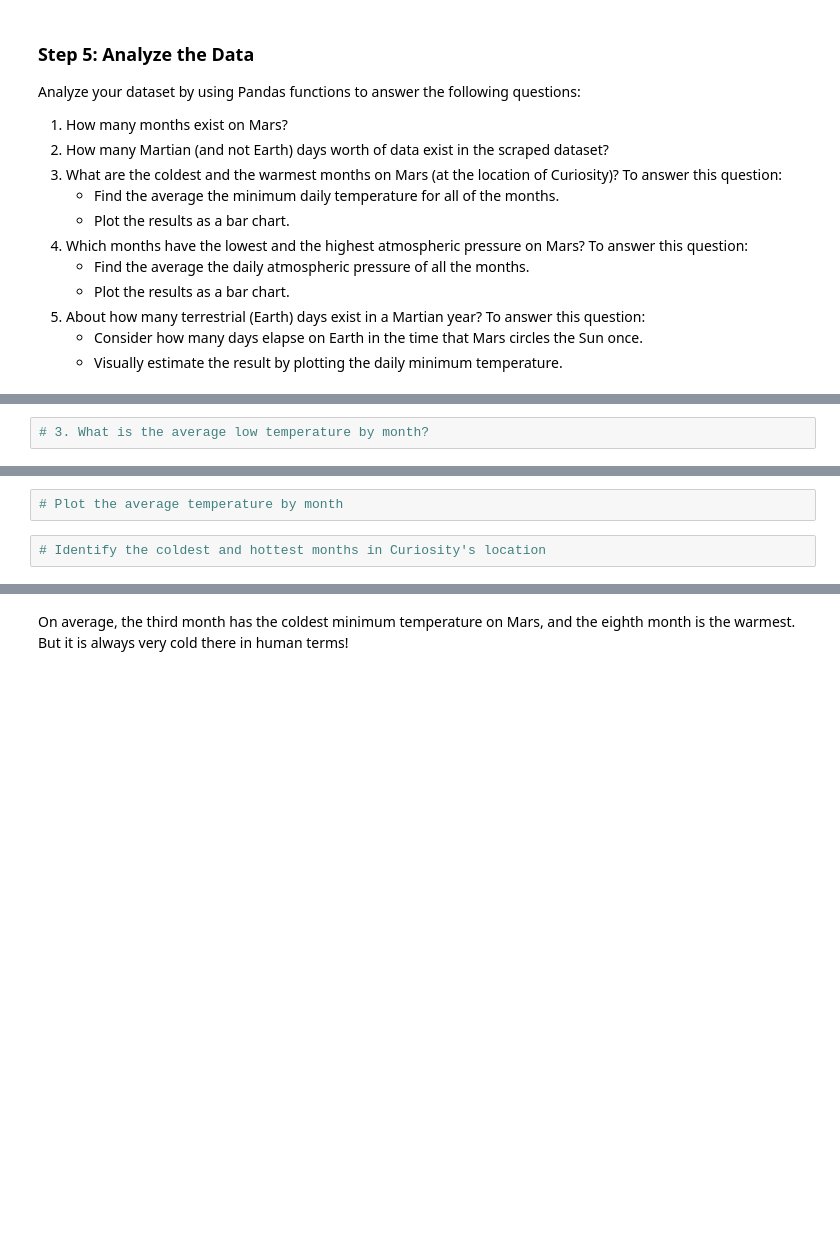
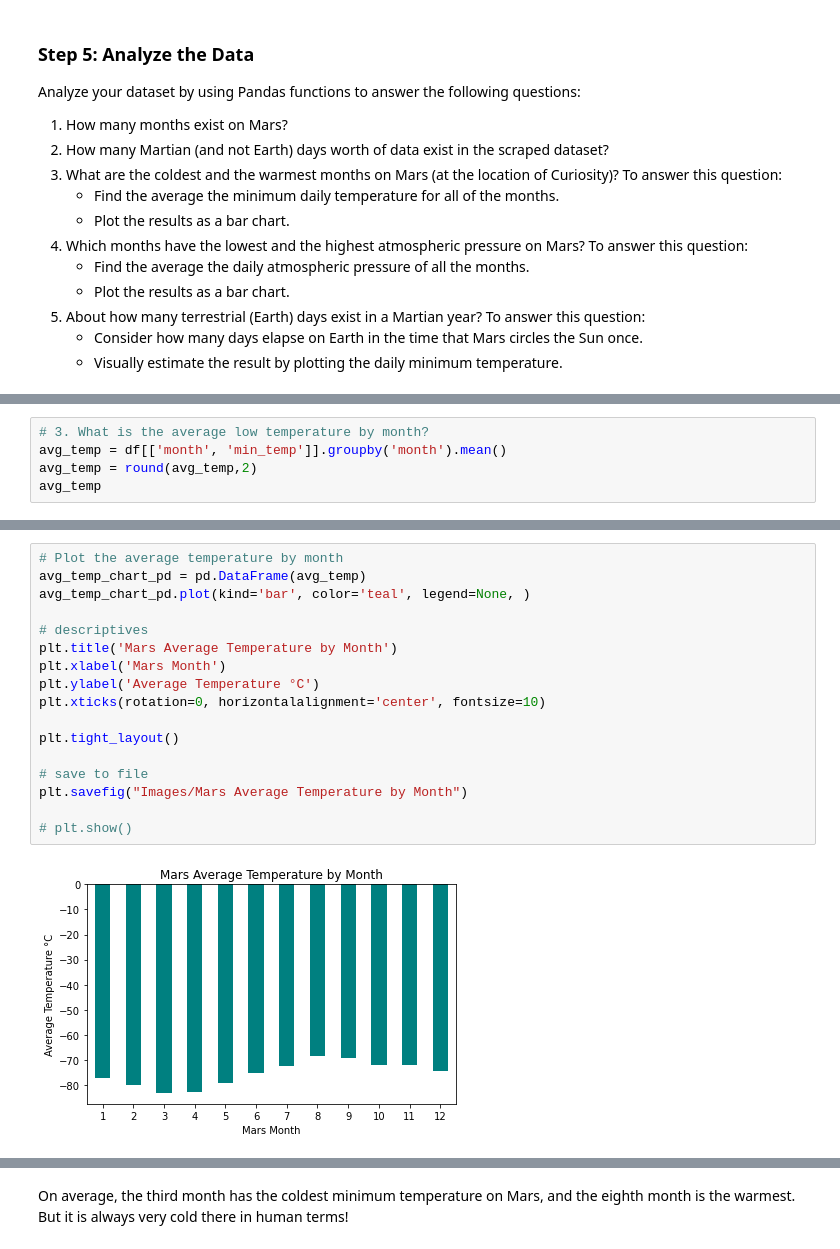
Before and after one commit to mugsiemx/data-collection-challenge, a Jupyter notebook: MarsCollections/part_2_mars_weather.ipynb, the cells around one changed output, grey strips where cells are left out. Saved outputs shown, nothing was run; the diff lists cells and outputs as text; blank space fills up the shorter version.

```diff
--- a/MarsCollections/part_2_mars_weather.ipynb
+++ b/MarsCollections/part_2_mars_weather.ipynb
@@ -223,2 +238,5 @@ Analyze your dataset by using Pandas functions to answer the following questions
 # %%
 # 3. What is the average low temperature by month?
+avg_temp = df[['month', 'min_temp']].groupby('month').mean()
+avg_temp = round(avg_temp,2)
+avg_temp
@@ -225,4 +258,19 @@ Analyze your dataset by using Pandas functions to answer the following questions
-# %%
-# Plot the average temperature by month
-# %%
-# Identify the coldest and hottest months in Curiosity's location
+# %%
+# Plot the average temperature by month
+avg_temp_chart_pd = pd.DataFrame(avg_temp)
+avg_temp_chart_pd.plot(kind='bar', color='teal', legend=None, )
+
+# descriptives
+plt.title('Mars Average Temperature by Month')
+plt.xlabel('Mars Month')
+plt.ylabel('Average Temperature °C')
+plt.xticks(rotation=0, horizontalalignment='center', fontsize=10)
+
+plt.tight_layout()
+
+# save to file
+plt.savefig("Images/Mars Average Temperature by Month")
+
+# plt.show()
+# %% [output]
+[figure, added]
```
Also changed, not shown: parts of 11 cells of this notebook, 6 other files.
